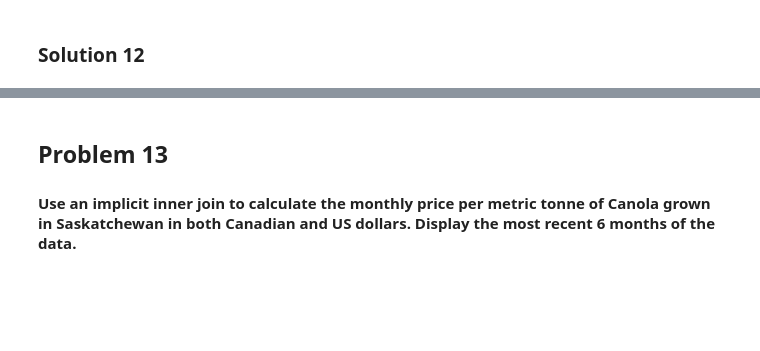
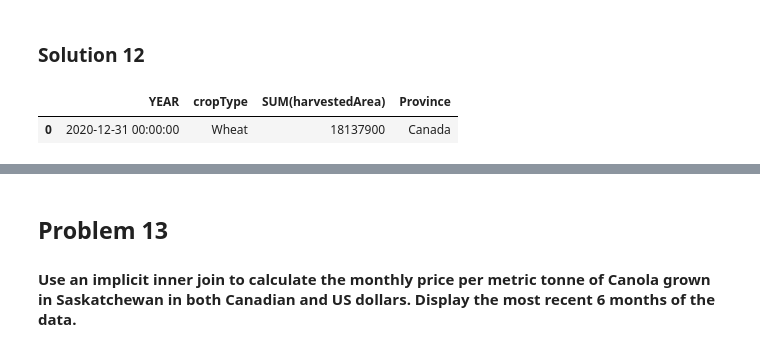
Before and after one commit to dennislamcv1/IBMDExcel-R, a Jupyter notebook: SQL for Data Science with R/SQL-for-DS-Using-Python-Peer-Assignment-Notebook.ipynb, the cells around one changed output, grey strips where cells are left out. Drawn from its saved outputs; the diff is of its cells as text; code cells hidden in the pictures; blank space fills up the shorter version.

```diff
--- a/SQL for Data Science with R/SQL-for-DS-Using-Python-Peer-Assignment-Notebook.ipynb
+++ b/SQL for Data Science with R/SQL-for-DS-Using-Python-Peer-Assignment-Notebook.ipynb
@@ -388,3 +484,14 @@ rank.groupby(['cropType','GEO'])['avgYield'].sum().sort_values()
 #### Use a subquery to determine how much wheat was harvested in Canada in the most recent year of the data.
 # %% [markdown]
 ### Solution 12
+# %%
+pd.read_sql_query('SELECT YEAR, cropType, SUM(harvestedArea), \
+                      (SELECT GEO FROM Cropdata\
+                       WHERE GEO = "Canada") AS Province\
+                   FROM Cropdata \
+                   WHERE cropType = "Wheat" AND YEAR LIKE "2020%";'
+                   , db
+                   )
+# %% [output]
+|  | YEAR | cropType | SUM(harvestedArea) | Province |
+| 0 | 2020-12-31 00:00:00 | Wheat | 18137900 | Canada |
```
Also changed, not shown: parts of 32 cells of this notebook.
